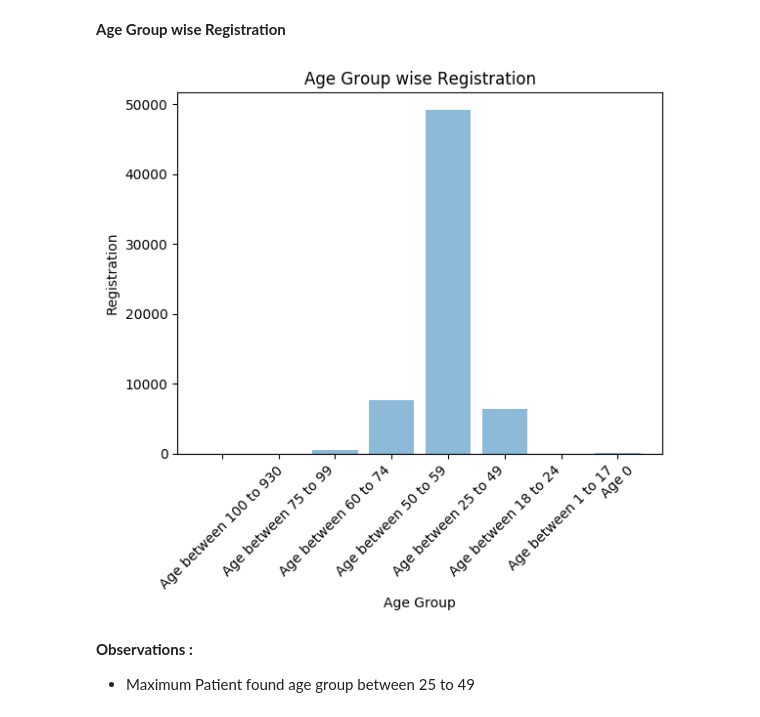
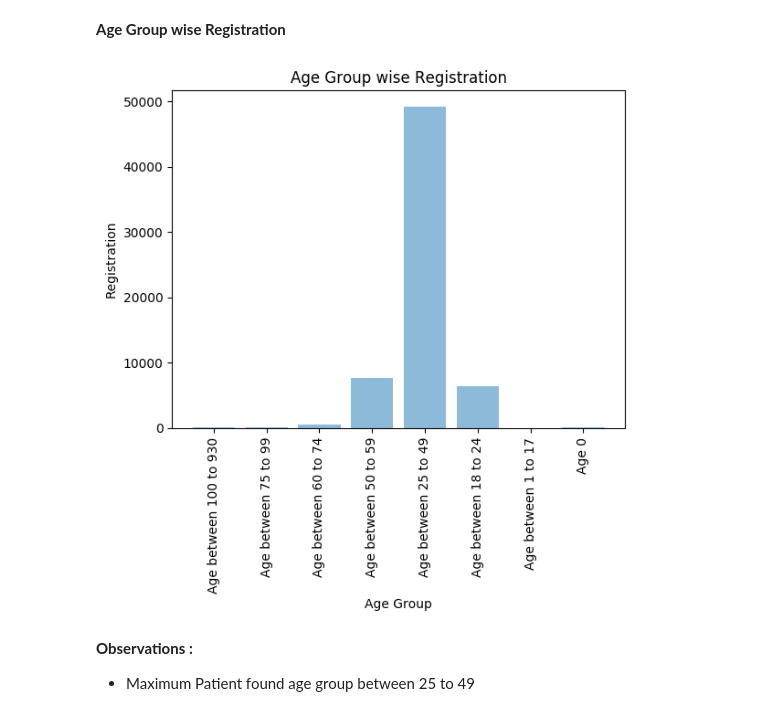
Before and after one commit to dharmendra-chouhan/s2datascience, a Jupyter notebook: Extracted_Construction_Worker_Patient_Details_Files.ipynb, the cells around one changed output. Drawn from its saved outputs; the diff is of its cells as text; code cells hidden in the pictures.

```diff
--- a/Extracted_Construction_Worker_Patient_Details_Files.ipynb
+++ b/Extracted_Construction_Worker_Patient_Details_Files.ipynb
@@ -373,35 +373,35 @@ for index1, row in agewisereg.iterrows():
     nmaxagemore18to25=nmaxagemore18to25+row['regdid']
   elif (index1>=1 and index1<18):
     nmaxagemore1to18=nmaxagemore1to18+row['regdid']
   elif (index1==0):
     nmaxage0=nmaxage0+row['regdid']
   else:
     nmaxage0=nmaxage0+row['regdid']
 agegroup_df = agegroup_df.append({'agegroup': 'Age between 100 to 930', 'agecount':nmaxagemore100}, ignore_index=True)
 agegroup_df = agegroup_df.append({'agegroup': 'Age between 75 to 99', 'agecount':nmaxagemore75to100}, ignore_index=True)
 agegroup_df = agegroup_df.append({'agegroup': 'Age between 60 to 74', 'agecount':nmaxagemore60to75}, ignore_index=True)
 agegroup_df = agegroup_df.append({'agegroup': 'Age between 50 to 59', 'agecount':nmaxagemore50to60}, ignore_index=True)
 agegroup_df = agegroup_df.append({'agegroup': 'Age between 25 to 49', 'agecount':nmaxagemore25to50}, ignore_index=True)
 agegroup_df = agegroup_df.append({'agegroup': 'Age between 18 to 24', 'agecount':nmaxagemore18to25}, ignore_index=True)
 agegroup_df = agegroup_df.append({'agegroup': 'Age between 1 to 17', 'agecount':nmaxagemore1to18}, ignore_index=True)
 agegroup_df = agegroup_df.append({'agegroup': 'Age 0', 'agecount':nmaxage0}, ignore_index=True)
 import matplotlib.pyplot as plt; plt.rcdefaults()
 import numpy as np
 import matplotlib.pyplot as plt
 objects = agegroup_df['agegroup']
 y_pos = np.arange(len(objects))
 performance = agegroup_df['agecount']
 plt.bar(y_pos, performance, align='center', alpha=0.5)
 plt.xticks(y_pos, objects)
 plt.ylabel('Registration')
 plt.xlabel('Age Group')
-plt.xticks(rotation=45)
+plt.xticks(rotation=90)
 plt.title('Age Group wise Registration')
 plt.show()
 
 # files.download('fig2.png')
 # %% [output]
-[figure, old version]
+[figure, new version]
 # %% [markdown]
 **Observations :**
 
```
Also changed, not shown: parts of 3 cells of this notebook.
